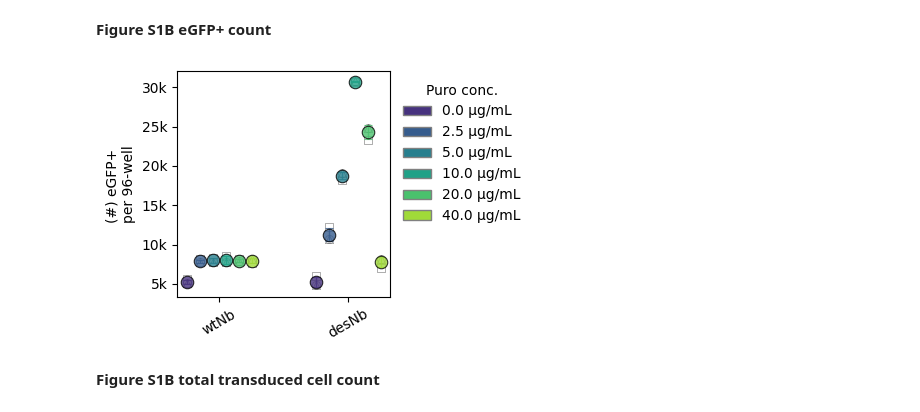
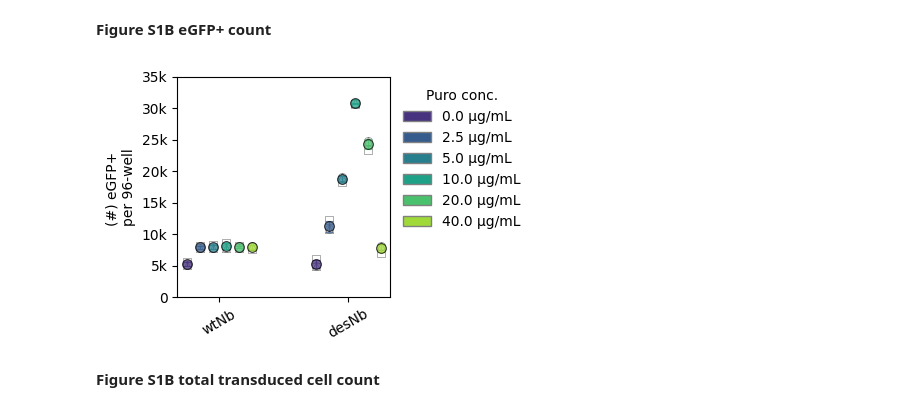
Before and after one commit to GallowayLabMIT/dasit_manuscript, a Jupyter notebook: Figure_1_intro/Figure_1_and_S1.ipynb, the cells around one changed output. Cells and saved outputs as stored; diff of their text form; code cells hidden in the pictures.

Commit message:
Updating figure S1

```diff
--- a/Figure_1_intro/Figure_1_and_S1.ipynb
+++ b/Figure_1_intro/Figure_1_and_S1.ipynb
@@ -516,7 +516,7 @@ for rep, marker in markers.items():
                 facecolor='white',
                 edgecolor='black',
                 linewidth=0.5,
-                alpha=0.45,
+                alpha=alpha_tech_rep,
                 zorder=2
             )
 
@@ -541,9 +541,9 @@ for i, cond in enumerate(order):
             row['mean'].iloc[0],
             yerr=row['sd'].iloc[0],
             fmt='o',
-            markersize=9,
+            markersize=markersize,
             color=colors[puro],
-            alpha=0.8,
+            alpha=alpha_mean,
             mec='black',
             mew=0.8,
             capsize=3,
@@ -555,6 +555,7 @@ for i, cond in enumerate(order):
 
 ax.yaxis.set_label_text('(#) eGFP+ \nper 96-well')
 ax.xaxis.set_label_text('')
+ax.set_ylim((0,35000))
 
 ax.yaxis.set_major_formatter(
     matplotlib.ticker.FuncFormatter(
@@ -566,34 +567,34 @@ ax.set_xticks(group_centers)
 
 ax.set_xticklabels(
     [label_map[t] for t in order],
     rotation=30
 )
 
 
 # Legend
 legend_handles = [
     Patch(
         facecolor=colors[p],
         edgecolor='grey',
         label=f'{p} µg/mL'
     )
     for p in hue_order
 ]
 
 ax.legend(
     handles=legend_handles,
     title='Puro conc.',
     loc='upper left',
     bbox_to_anchor=(1,1),
     frameon=False
 )
 
 
 fig.tight_layout()
 
-plottitle = 'Figure_S1B_eGFP_count.svg'
+plottitle = 'Figure_S1B_eGFP_count_dots.svg'
 plt.savefig(rd.outfile(output_path_supplement/plottitle),bbox_inches='tight')
 # %% [output]
-[figure, old version]
+[figure, new version]
 # %% [markdown]
 **Figure S1B total transduced cell count**
```
Also changed, not shown: parts of 5 cells of this notebook.
